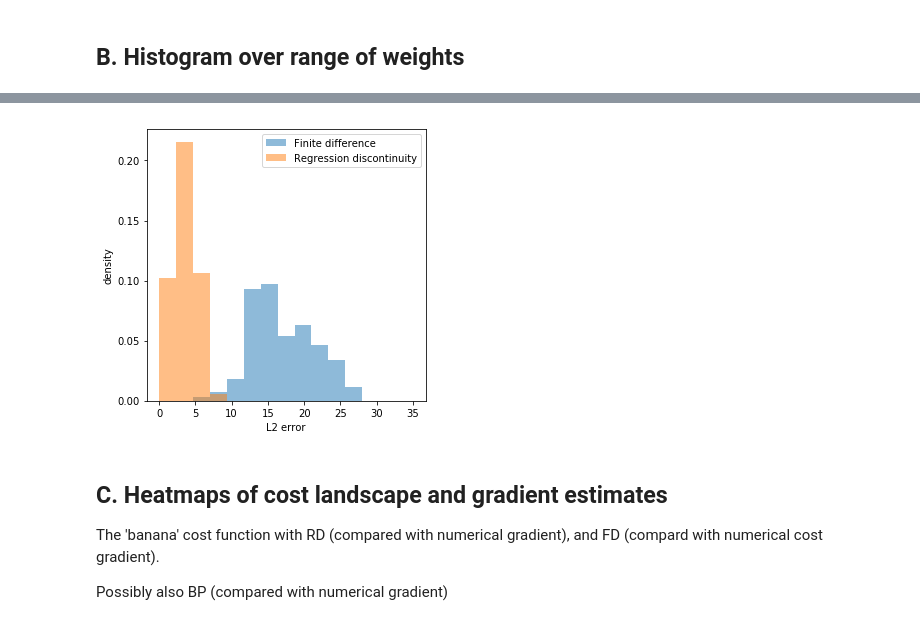
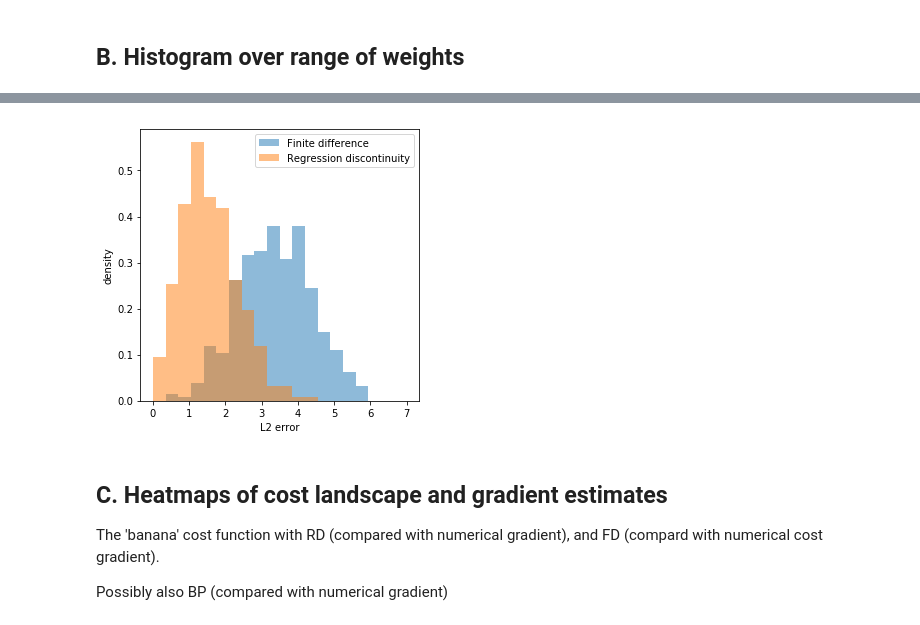
Before and after one commit to benlansdell/rdd, a Jupyter notebook: fig_2_rd_fd_bp.ipynb, the cells around one changed output, grey strips where cells are left out. Cells and saved outputs as stored; diff of their text form; code cells hidden in the pictures.

```diff
--- a/fig_2_rd_fd_bp.ipynb
+++ b/fig_2_rd_fd_bp.ipynb
@@ -142,9 +146,22 @@ wvals = sims['wvals']
 # %%
 beta_rd_w = np.zeros((N, N, nsims, params.n))
 beta_fd_w = np.zeros((N, N, nsims, params.n))
+beta_sp_w = np.zeros((N, N, nsims, params.n))
 m_beta_rd_w = np.zeros((N, N, params.n))
 m_beta_fd_w = np.zeros((N, N, params.n))
 m_beta_bp_w = np.zeros((N, N, params.n))
+
+mu_s1 = np.zeros((N, N))
+mu_s2 = np.zeros((N, N))
+sigma_s1s1 = np.zeros((N, N))
+sigma_s1s2 = np.zeros((N, N))
+sigma_s2s2 = np.zeros((N, N))
+
+mu_s1_tmp = np.zeros((nsims))
+mu_s2_tmp = np.zeros((nsims))
+sigma_s1s1_tmp = np.zeros((nsims))
+sigma_s1s2_tmp = np.zeros((nsims))
+sigma_s2s2_tmp = np.zeros((nsims))
 # %%
 for i,w1 in enumerate(wvals):
     print("Estimating betas for W0 = %d"%w1)
@@ -153,8 +170,7 @@ for i,w1 in enumerate(wvals):
             s1 = np.convolve(hs[i,j,k,0,:], exp_filter)[0:hs.shape[4]]
             s2 = np.convolve(hs[i,j,k,1,:], exp_filter)[0:hs.shape[4]]
             cost_s = (alpha1*s1 + alpha2*s2 - x**2)**2
-            beta_rd_w[i,j,k,:] = causaleffect(vs[i,j,k,:,:], cost_s, p, params)
-            beta_fd_w[i,j,k,:] = causaleffect(vs[i,j,k,:,:], cost_s, 1, params)
-        m_beta_bp_w[i,j,0] = (alpha1**2)*(ds**2) + 2*alpha1*alpha2*np.mean(s2)*ds-2*alpha1*(x**2)*ds
-        m_beta_bp_w[i,j,1] = (alpha2**2)*(ds**2) + 2*alpha1*alpha2*np.mean(s1)*ds-2*alpha2*(x**2)*ds
+            beta_rd_w[i,j,k,:] = causaleffect_maxv(vs[i,j,k,:,:], cost_s, DeltaT, p, params)
+            beta_fd_w[i,j,k,:] = causaleffect_maxv(vs[i,j,k,:,:], cost_s, DeltaT, 1, params)
+            beta_sp_w[i,j,k,:] = causaleffect_maxv_sp(vs[i,j,k,:,:], hs[i,j,k,:,:], cost, DeltaT, params, exp_filter)
 # %% [output]
@@ -183,20 +181,22 @@ m_beta_rd_w = np.mean(beta_rd_w, 2)
 se_beta_rd_w = np.std(beta_rd_w, 2)
 m_beta_fd_w = np.mean(beta_fd_w, 2)
 se_beta_fd_w = np.std(beta_fd_w, 2)
+m_beta_sp_w = np.mean(beta_sp_w, 2)
+se_beta_sp_w = np.std(beta_sp_w, 2)
 # %%
-d_fdbp = np.sqrt((m_beta_fd_w[:,:,0]-m_beta_bp_w[:,:,0])**2 + (m_beta_fd_w[:,:,1]-m_beta_bp_w[:,:,1])**2).reshape((-1,1))
-d_rdbp = np.sqrt((m_beta_rd_w[:,:,0]-m_beta_bp_w[:,:,0])**2 + (m_beta_rd_w[:,:,1]-m_beta_bp_w[:,:,1])**2).reshape((-1,1))
+d_fdbp = np.sqrt((m_beta_fd_w[:,:,0]-m_beta_sp_w[:,:,0])**2 + (m_beta_fd_w[:,:,1]-m_beta_sp_w[:,:,1])**2).reshape((-1,1))
+d_rdbp = np.sqrt((m_beta_rd_w[:,:,0]-m_beta_sp_w[:,:,0])**2 + (m_beta_rd_w[:,:,1]-m_beta_sp_w[:,:,1])**2).reshape((-1,1))
 # %%
 plt.rc('text', usetex=False)
 fig, (ax1) = plt.subplots(1, 1, figsize=(5,5));
-ax1.hist(d_fdbp, 15, normed=1, range=(0, 35), alpha=0.5);
-ax1.hist(d_rdbp, 15, normed=1, range=(0, 35), alpha=0.5);
+ax1.hist(d_fdbp, 20, normed=1, range=(0, 7), alpha=0.5);
+ax1.hist(d_rdbp, 20, normed=1, range=(0, 7), alpha=0.5);
 ax1.set_xlabel('L2 error')
 ax1.set_ylabel('density')
 ax1.legend(['Finite difference', 'Regression discontinuity']);
 plt.savefig('./fig_2b.pdf')
 # %% [output]
-[figure, old version]
+[figure, new version]
 # %% [markdown]
 ## C. Heatmaps of cost landscape and gradient estimates
 
```
Also changed, not shown: parts of 21 cells of this notebook, 9 other files.
